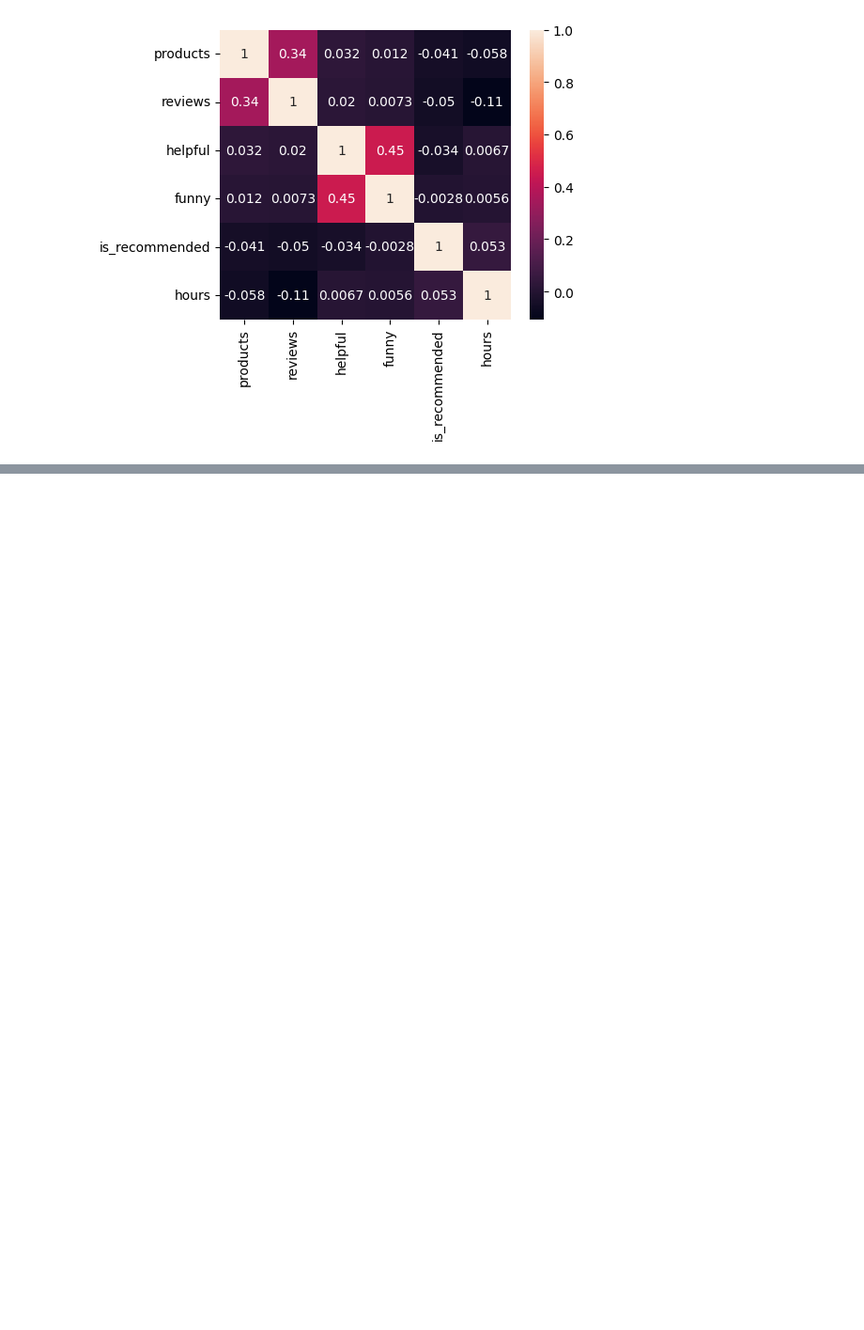
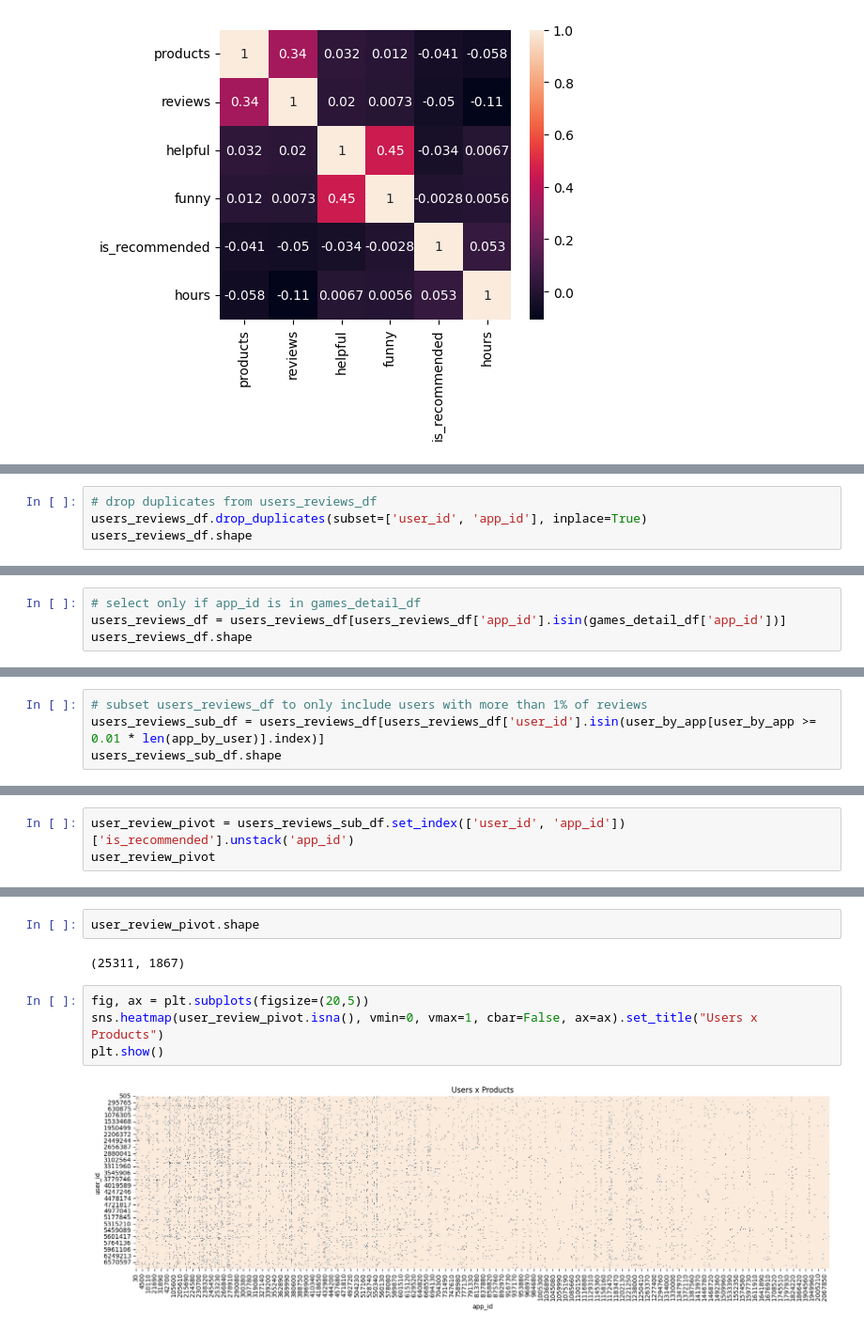
Before and after one commit to slvhuang/DL-Steam-Game-Recommender-System, a Jupyter notebook: 2_eda_feature_eng.ipynb, the cells around one changed output, grey strips where cells are left out. Shown at 94% size. Drawn from its saved outputs; the diff is of its cells as text; blank space fills up the shorter version.

```diff
--- a/2_eda_feature_eng.ipynb
+++ b/2_eda_feature_eng.ipynb
@@ -311,0 +495,4 @@ plt.show()
+# %%
+# drop duplicates from users_reviews_df
+users_reviews_df.drop_duplicates(subset=['user_id', 'app_id'], inplace=True)
+users_reviews_df.shape
@@ -311,0 +501,4 @@ plt.show()
+# %%
+# select only if app_id is in games_detail_df
+users_reviews_df = users_reviews_df[users_reviews_df['app_id'].isin(games_detail_df['app_id'])]
+users_reviews_df.shape
@@ -311,0 +507,4 @@ plt.show()
+# %%
+# subset users_reviews_df to only include users with more than 1% of reviews
+users_reviews_sub_df = users_reviews_df[users_reviews_df['user_id'].isin(user_by_app[user_by_app >= 0.01 * len(app_by_user)].index)]
+users_reviews_sub_df.shape
@@ -311,0 +516,3 @@ plt.show()
+# %%
+user_review_pivot = users_reviews_sub_df.set_index(['user_id', 'app_id'])['is_recommended'].unstack('app_id')
+user_review_pivot
@@ -311,0 +537,10 @@ plt.show()
+# %%
+user_review_pivot.shape
+# %% [output]
+(25311, 1867)
+# %%
+fig, ax = plt.subplots(figsize=(20,5))
+sns.heatmap(user_review_pivot.isna(), vmin=0, vmax=1, cbar=False, ax=ax).set_title("Users x Products")
+plt.show()
+# %% [output]
+[figure, added]
```
Also changed, not shown: parts of 26 cells of this notebook.
